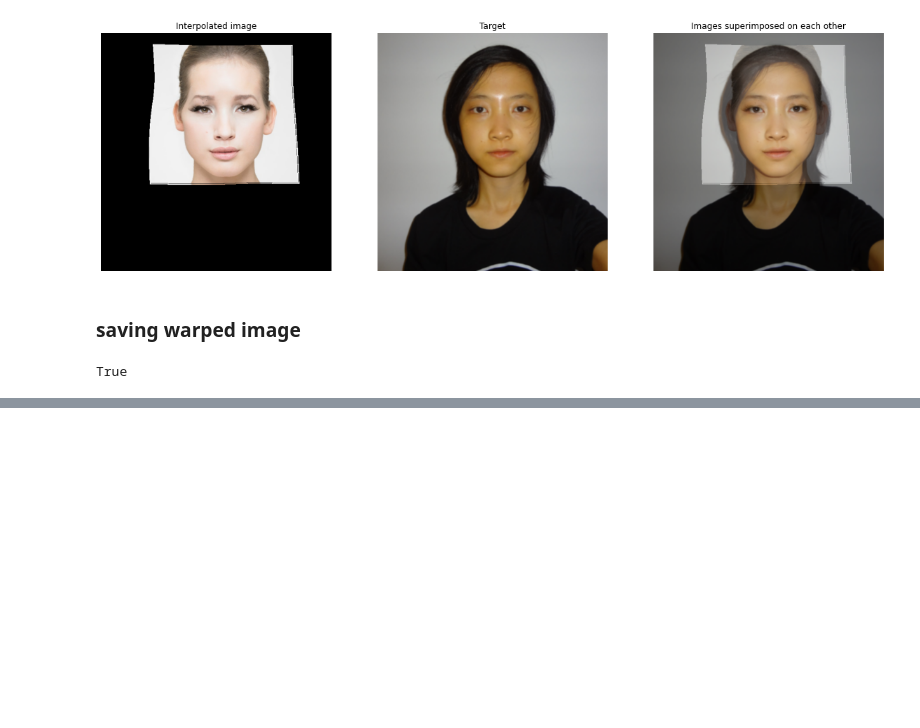
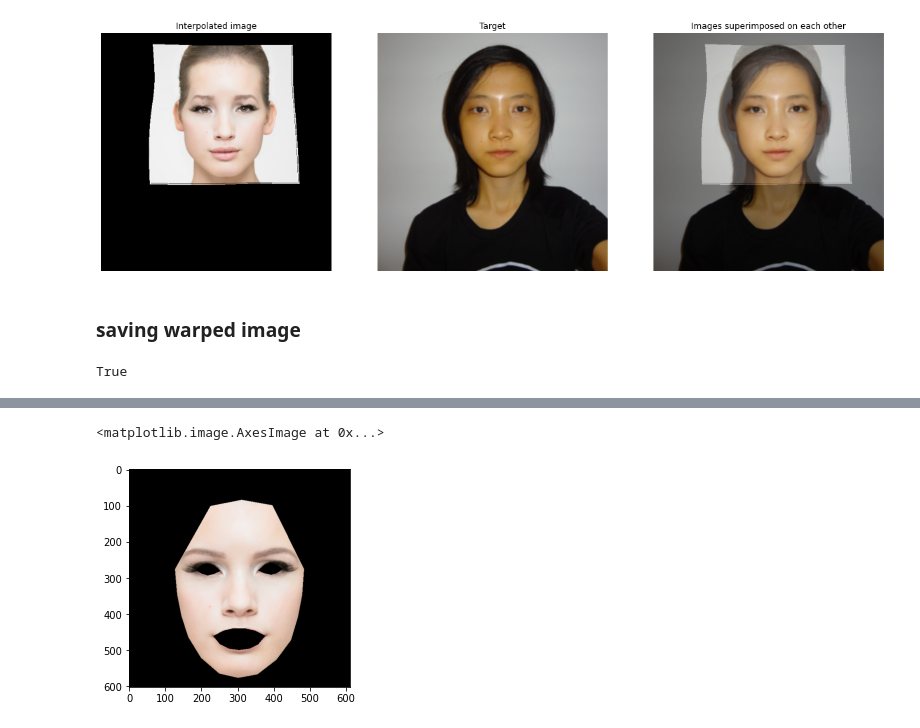
Before and after one commit to shaunak-badani/Digital-Makeup-Face-Generation, a Jupyter notebook: src/Digital Makeup Face Generation.ipynb, the cells around one changed output, grey strips where cells are left out. Cells and saved outputs as stored; diff of their text form; code cells hidden in the pictures; blank space fills up the shorter version.

```diff
--- a/src/Digital Makeup Face Generation.ipynb
+++ b/src/Digital Makeup Face Generation.ipynb
@@ -322,0 +382,28 @@ True
+# %%
+def visualize_face(img,points):
+    output = np.zeros(img.shape).astype(img.dtype)
+    ans = np.zeros(img.shape).astype(img.dtype)
+
+    hull = cv2.convexHull(np.array(points[0:16]))
+    color = [255,255,255]
+    cv2.fillPoly(output,[hull.astype(int)],color)
+    ans = cv2.bitwise_and(img,output)
+
+    return ans
+# %%
+def face_extraction(img,points):
+  img_r,img_g,img_b = cv2.split(img)
+
+  output_r = visualize_face(img_r,points)
+  output_g = visualize_face(img_g,points)
+  output_b = visualize_face(img_b,points)
+
+  output = cv2.merge((output_r,output_g,output_b))
+  return output
+# %%
+output = face_extraction(ref_w_lip,points1)
+
+plt.imshow(output)
+# %% [output]
+<matplotlib.image.AxesImage at 0x...>
+[figure, added]
```
Also changed, not shown: parts of 22 cells of this notebook.
